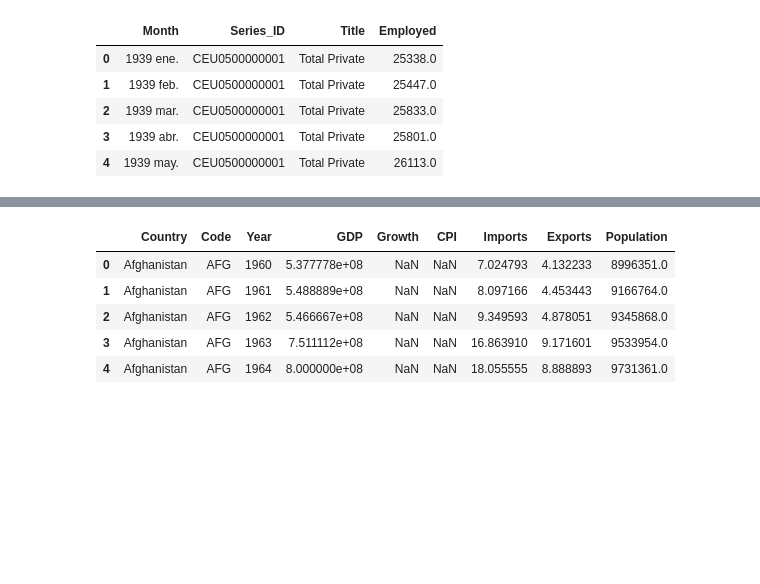
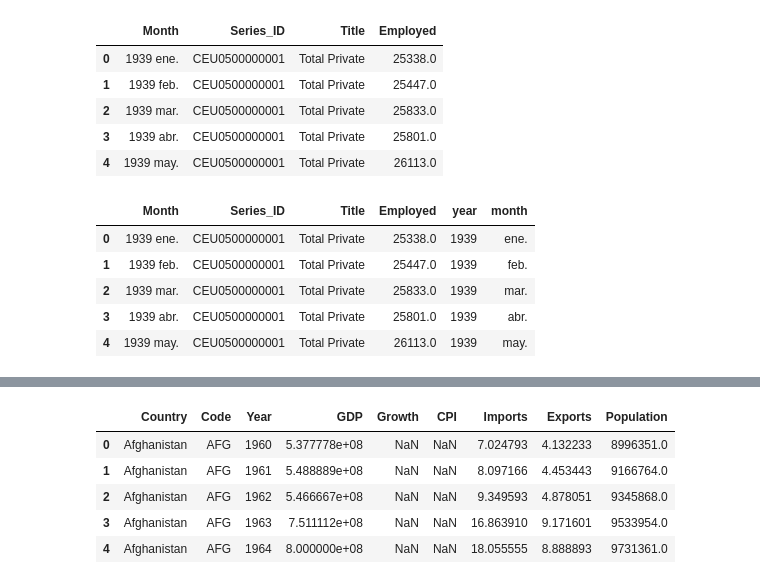
Before and after one commit to DavidGuzzi/TSA, a Jupyter notebook: Forecasting Principles and Practice 3rd/2/3.ipynb, the cells around one changed output, grey strips where cells are left out. Drawn from its saved outputs; the diff is of its cells as text; code cells hidden in the pictures; blank space fills up the shorter version.

```diff
--- a/Forecasting Principles and Practice 3rd/2/3.ipynb
+++ b/Forecasting Principles and Practice 3rd/2/3.ipynb
@@ -15,3 +15,14 @@ us_e.head()
 | 2 | 1939 mar. | CEU0500000001 | Total Private | 25833.0 |
 | 3 | 1939 abr. | CEU0500000001 | Total Private | 25801.0 |
 | 4 | 1939 may. | CEU0500000001 | Total Private | 26113.0 |
+# %%
+us_e[['year', 'month']] = us_e['Month'].str.split(' ', expand=True)
+us_e['year'] = us_e['year'].astype(int)
+us_e.head()
+# %% [output]
+|  | Month | Series_ID | Title | Employed | year | month |
+| 0 | 1939 ene. | CEU0500000001 | Total Private | 25338.0 | 1939 | ene. |
+| 1 | 1939 feb. | CEU0500000001 | Total Private | 25447.0 | 1939 | feb. |
+| 2 | 1939 mar. | CEU0500000001 | Total Private | 25833.0 | 1939 | mar. |
+| 3 | 1939 abr. | CEU0500000001 | Total Private | 25801.0 | 1939 | abr. |
+| 4 | 1939 may. | CEU0500000001 | Total Private | 26113.0 | 1939 | may. |
```
Also changed, not shown: parts of 7 cells of this notebook.
